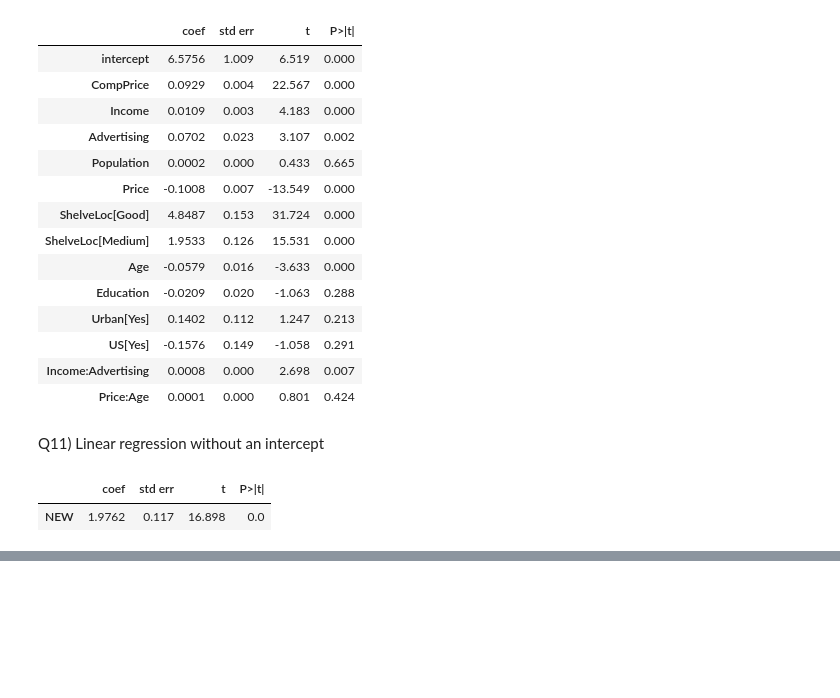
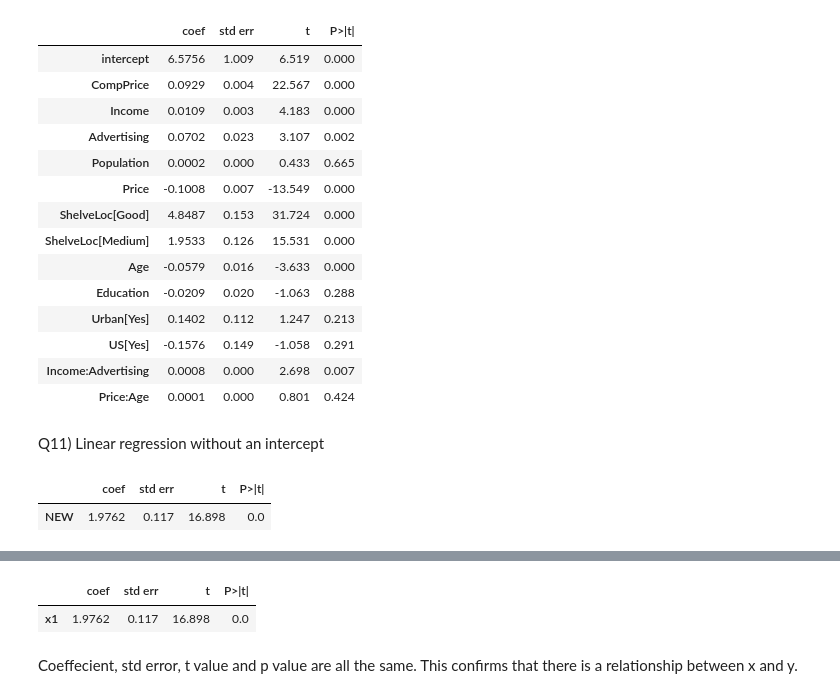
Before and after one commit to Mussab157/ISLP, a Jupyter notebook: Chapter3/ch3_lab.ipynb, the cells around one changed output, grey strips where cells are left out. Cells and saved outputs as stored; diff of their text form; code cells hidden in the pictures; blank space fills up the shorter version.

```diff
--- a/Chapter3/ch3_lab.ipynb
+++ b/Chapter3/ch3_lab.ipynb
@@ -449,0 +474,8 @@ summarize(model.fit())
+# %%
+model=sm.OLS(X, x)
+summarize(model.fit())
+# %% [output]
+|  | coef | std err | t | P>|t| |
+| x1 | 1.9762 | 0.117 | 16.898 | 0.0 |
+# %% [markdown]
+Coeffecient, std error, t value and p value are all the same. This confirms that there is a relationship between x and y.
```
Also changed, not shown: parts of 6 cells of this notebook.
